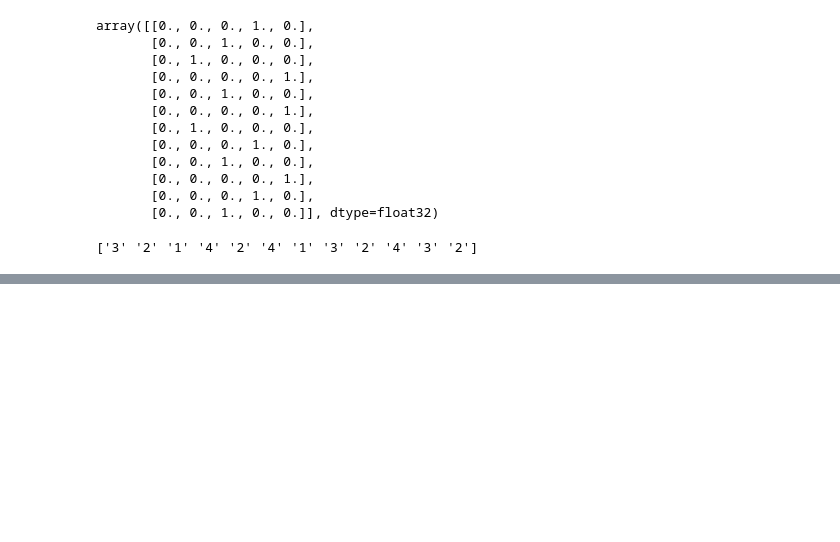
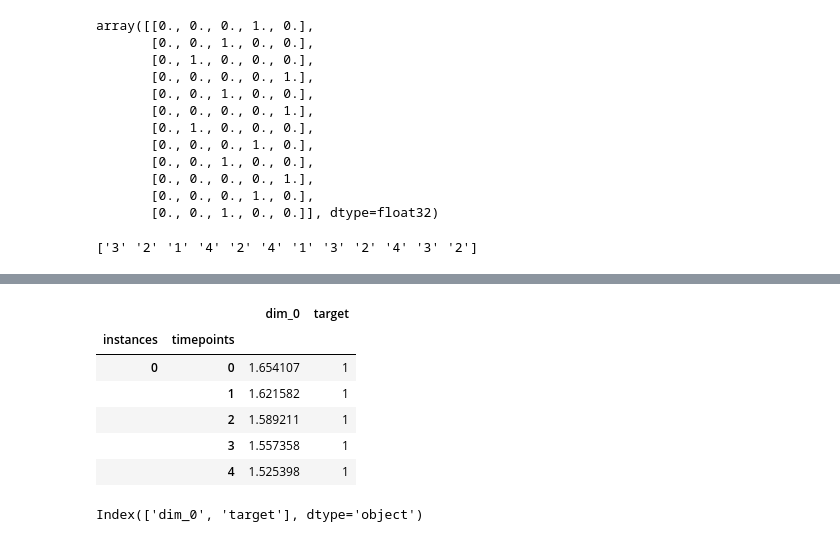
Before and after one commit to shamilnabiyev/automl-time-series, a Jupyter notebook: notebooks/sktime.ipynb, the cells around one changed output, grey strips where cells are left out. Saved outputs shown, nothing was run; the diff lists cells and outputs as text; code cells hidden in the pictures; blank space fills up the shorter version.

Commit message:
Added new cells to convert the nested df to multiindex df

```diff
--- a/notebooks/sktime.ipynb
+++ b/notebooks/sktime.ipynb
@@ -573,0 +578,2 @@ print(y_test)
+# %%
+X, y = load_from_tsfile('../data/Car_TRAIN.ts')
@@ -573,0 +597,3 @@ print(y_test)
+# %%
+df = convert_to(X, to_type='pd-multiindex')
+df.head()
@@ -573,0 +623,3 @@ print(y_test)
+# %%
+df_target = pd.DataFrame(y, columns=["target"])
+df_target.head()
@@ -573,0 +633,15 @@ print(y_test)
+# %%
+df_merged = df.merge(df_target, left_on='instances', right_index=True)
+df_merged.head()
+# %% [output]
+|  |  | dim_0 | target |
+| instances | timepoints |  |  |
+| 0 | 0 | 1.654107 | 1 |
+|  | 1 | 1.621582 | 1 |
+|  | 2 | 1.589211 | 1 |
+|  | 3 | 1.557358 | 1 |
+|  | 4 | 1.525398 | 1 |
+# %%
+df_merged.columns
+# %% [output]
+Index(['dim_0', 'target'], dtype='object')
```
Also changed, not shown: parts of 9 cells of this notebook.
